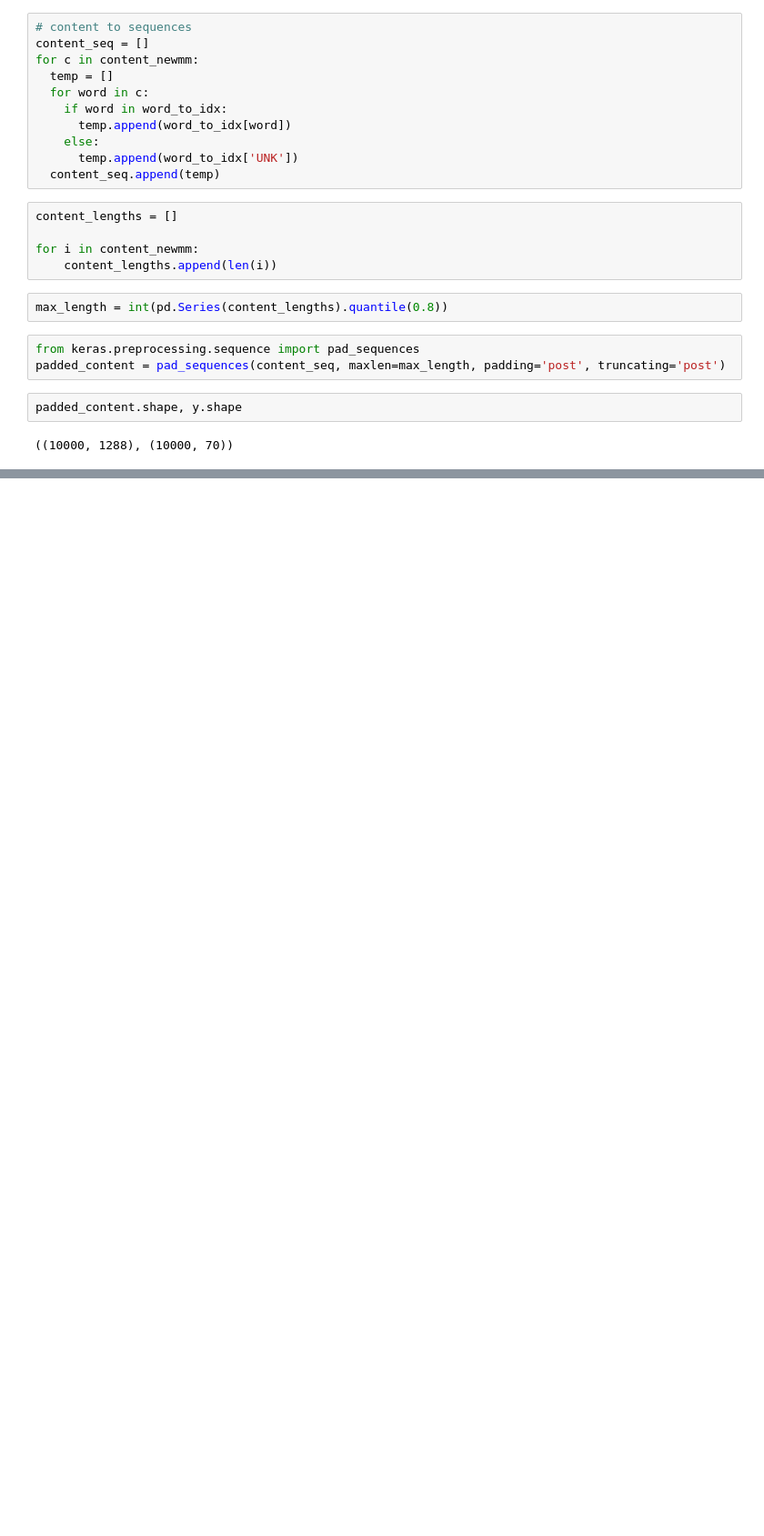
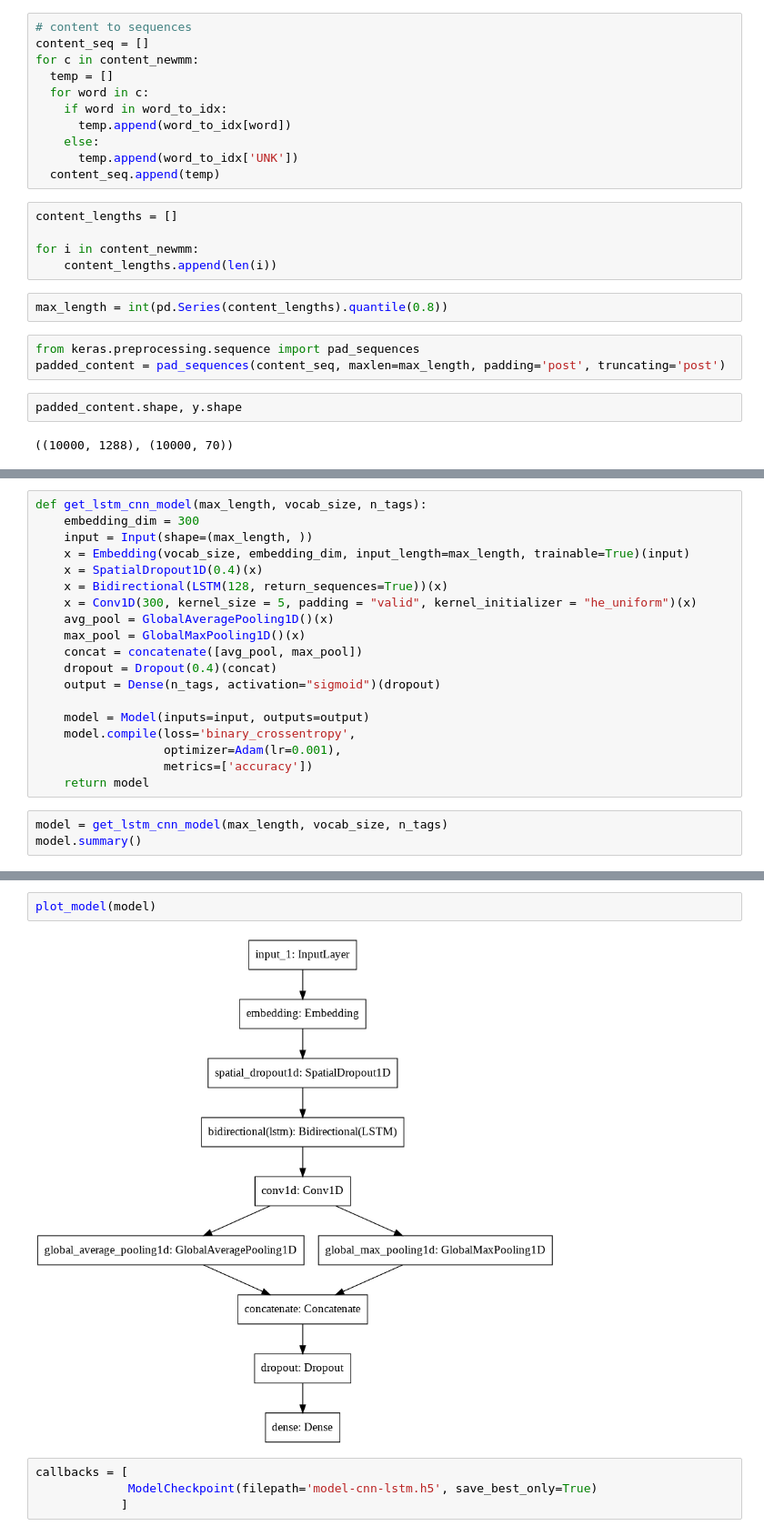
Before and after one commit to fcpty2/HashTag_Recommender, a Jupyter notebook: tag_recommender.ipynb, the cells around one changed output, grey strips where cells are left out. Shown: that part at 91% size. Drawn from its saved outputs; the diff is of its cells as text; blank space fills up the shorter version.

Commit message:
create recommender model

```diff
--- a/tag_recommender.ipynb
+++ b/tag_recommender.ipynb
@@ -182,0 +197,22 @@ padded_content.shape, y.shape
+# %%
+def get_lstm_cnn_model(max_length, vocab_size, n_tags):
+    embedding_dim = 300
+    input = Input(shape=(max_length, ))
+    x = Embedding(vocab_size, embedding_dim, input_length=max_length, trainable=True)(input)
+    x = SpatialDropout1D(0.4)(x)
+    x = Bidirectional(LSTM(128, return_sequences=True))(x)
+    x = Conv1D(300, kernel_size = 5, padding = "valid", kernel_initializer = "he_uniform")(x)
+    avg_pool = GlobalAveragePooling1D()(x)
+    max_pool = GlobalMaxPooling1D()(x)
+    concat = concatenate([avg_pool, max_pool])
+    dropout = Dropout(0.4)(concat)
+    output = Dense(n_tags, activation="sigmoid")(dropout)
+
+    model = Model(inputs=input, outputs=output)
+    model.compile(loss='binary_crossentropy',
+                  optimizer=Adam(lr=0.001),
+                  metrics=['accuracy'])
+    return model
+# %%
+model = get_lstm_cnn_model(max_length, vocab_size, n_tags)
+model.summary()
@@ -182,0 +237,8 @@ padded_content.shape, y.shape
+# %%
+plot_model(model)
+# %% [output]
+[figure, added]
+# %%
+callbacks = [
+             ModelCheckpoint(filepath='model-cnn-lstm.h5', save_best_only=True)
+            ]
```
Also changed, not shown: parts of 16 cells of this notebook.
